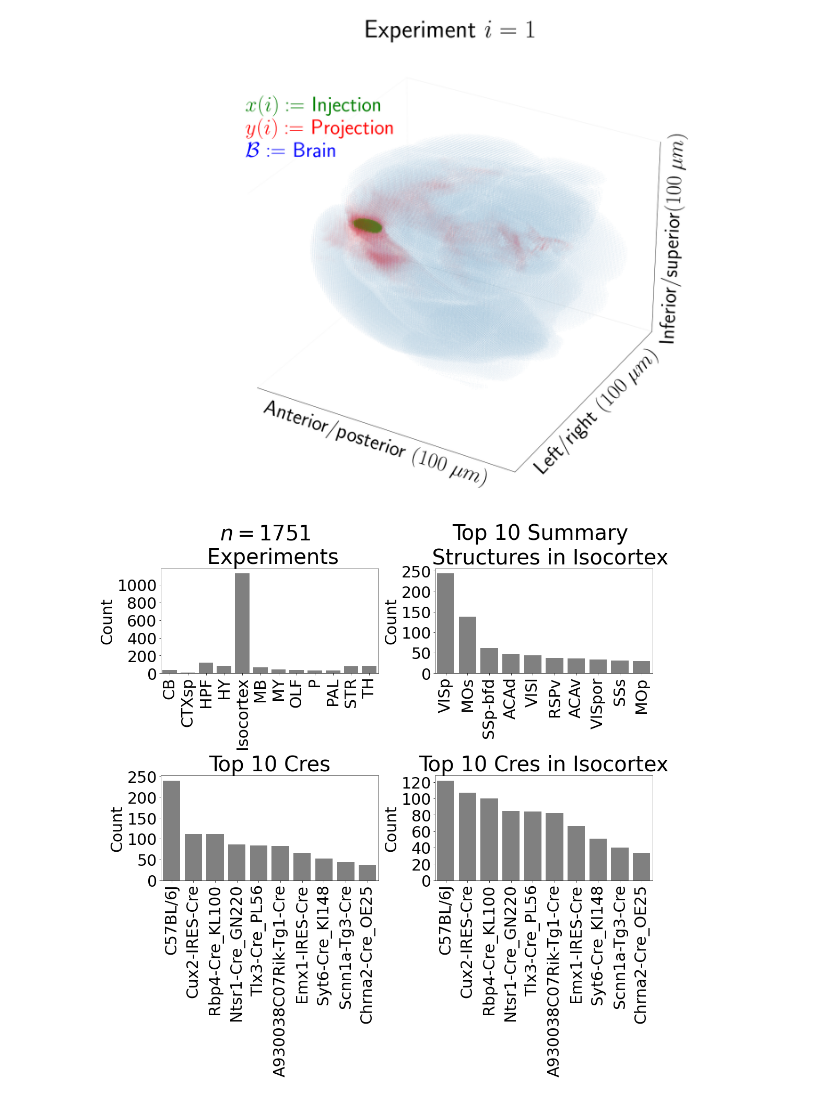
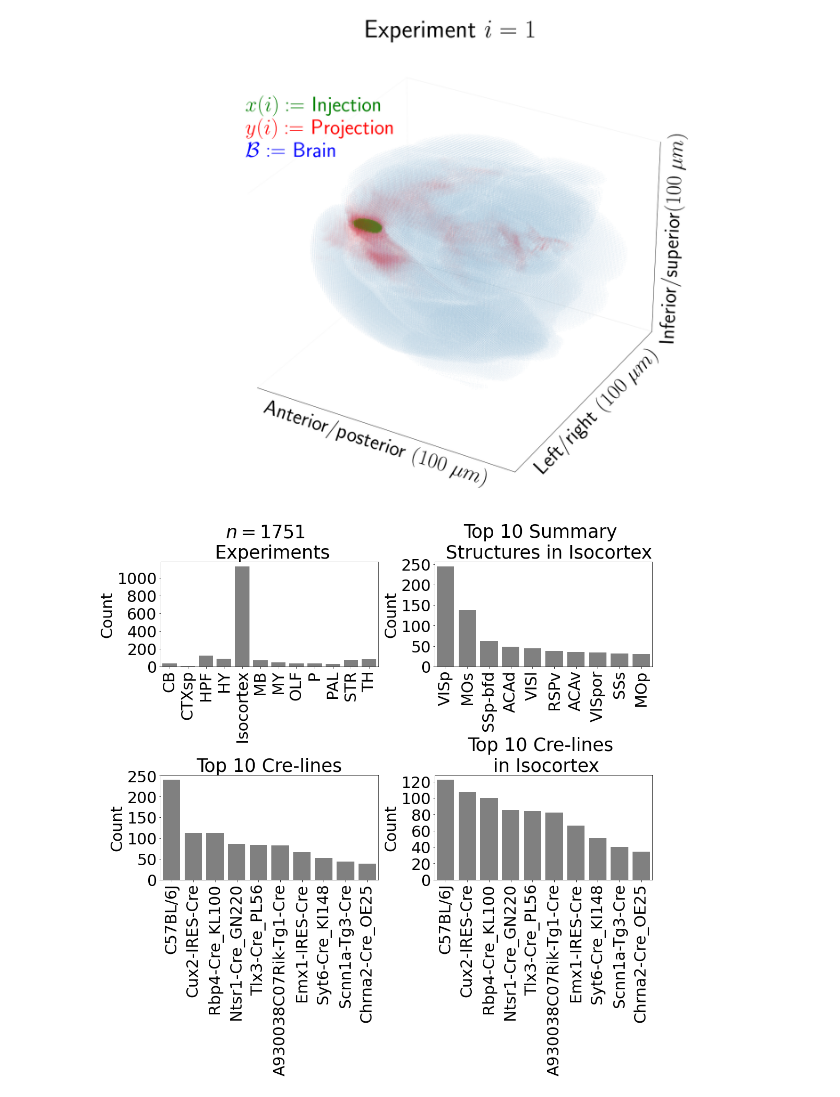
Before and after one commit to AllenInstitute/mouse_connectivity_models, a Jupyter notebook: analyses/paper_final/figures/Figure1_SuppFigure1.ipynb, the cells around one changed output. Drawn from its saved outputs; the diff is of its cells as text; code cells hidden in the pictures.

```diff
--- a/analyses/paper_final/figures/Figure1_SuppFigure1.ipynb
+++ b/analyses/paper_final/figures/Figure1_SuppFigure1.ipynb
@@ -278,7 +278,7 @@ plt.rc('text', usetex=False)
 fig, axes = plt.subplots(2,2, figsize = (15,15))
 
 sns.countplot(x=0, color='grey',  data=expd, ax = axes[0,0])
-axes[0,0].set_title(r'$n = 1751$ ' + ' \n Experiments', fontsize = 40)
+axes[0,0].set_title(r'$n = 1751$ ' + ' \n Experiments', fontsize = 35)
 axes[0,0].set_ylabel('Count', fontsize = 30)
 plt.draw()
 axes[0,0].set_xticklabels(axes[0,0].get_xticklabels(), rotation=90, fontsize = 30)
@@ -287,39 +287,39 @@ axes[0,0].set_xlabel('', fontsize = 30)
 axes[0,0].set_facecolor('white')
 
 sns.countplot(x=1,  color='grey',  data=expd_iso, ax = axes[0,1],order=expd_iso[1].value_counts().iloc[:10].index)
-axes[0,1].set_title('Top 10 Summary \n  Structures in Isocortex', fontsize = 40)
+axes[0,1].set_title('Top 10 Summary \n  Structures in Isocortex', fontsize = 35)
 axes[0,1].set_ylabel('Count', fontsize = 30)
 plt.draw()
 axes[0,1].set_yticklabels(axes[0,1].get_yticklabels(),fontsize = 30)
 
 axes[0,1].set_xlabel('', fontsize = 30)
 axes[0,1].set_xticklabels(axes[0,1].get_xticklabels(), rotation=90, fontsize = 30)
 axes[0,1].set_facecolor('white')
 
 sns.countplot(x=2,  color='grey',  data=expd, ax = axes[1,0],order=expd[2].value_counts().iloc[:10].index)
-axes[1,0].set_title('Top 10 Cres', fontsize = 40)
+axes[1,0].set_title('Top 10 Cre-lines', fontsize = 35)
 axes[1,0].set_ylabel('Count', fontsize = 30)
 plt.draw()
 axes[1,0].set_yticklabels(axes[1,0].get_yticklabels(),fontsize = 30)
 
 axes[1,0].set_xlabel('', fontsize = 30)
 axes[1,0].set_xticklabels(axes[1,0].get_xticklabels(), rotation=90, fontsize = 30)
 axes[1,0].set_facecolor('white')
 
 sns.countplot(x=2,color='grey',  data=expd_iso, ax = axes[1,1],order=expd_iso[2].value_counts().iloc[:10].index)
-axes[1,1].set_title('Top 10 Cres in Isocortex', fontsize = 40)
+axes[1,1].set_title('Top 10 Cre-lines \n in Isocortex', fontsize = 35)
 axes[1,1].set_ylabel('Count', fontsize = 30)
 plt.draw()
 axes[1,1].set_yticklabels(axes[1,1].get_yticklabels(),fontsize = 30)
 
 axes[1,1].set_xlabel('', fontsize = 30)
 axes[1,1].set_xticklabels(axes[1,1].get_xticklabels(), rotation=90, fontsize = 30)
 axes[1,1].set_facecolor('white')
 
 plt.tight_layout()
 plt.savefig(f'{workingdirectory}/paper/KoelleConn_revision/figs/datasummary')
 # %% [output]
-[figure, old version]
+[figure, new version]
 # %%
 sid = 315
 ls = [ia_map[leafs[sid][i]] for i in range(len(leafs[sid]))]
```
Also changed, not shown: parts of 2 cells of this notebook, 38 other files.
